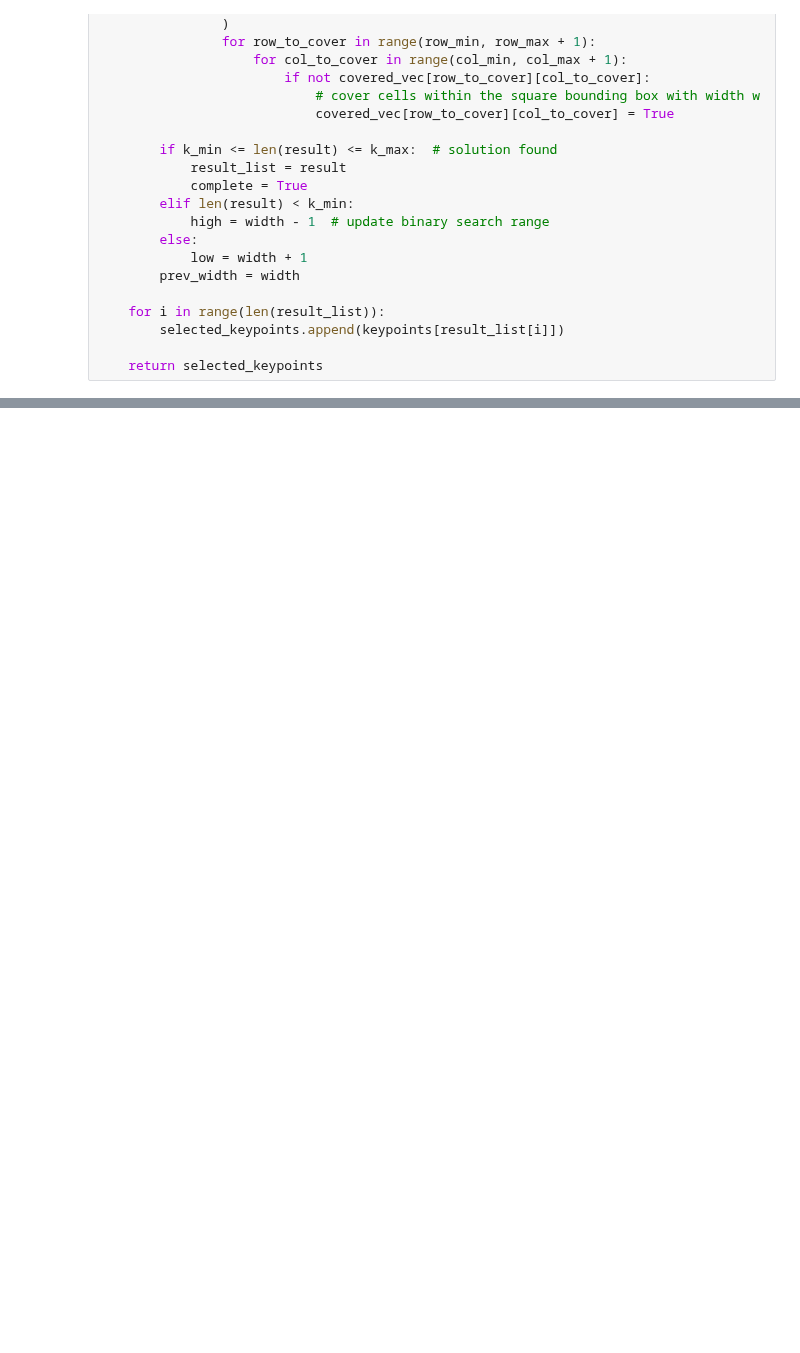
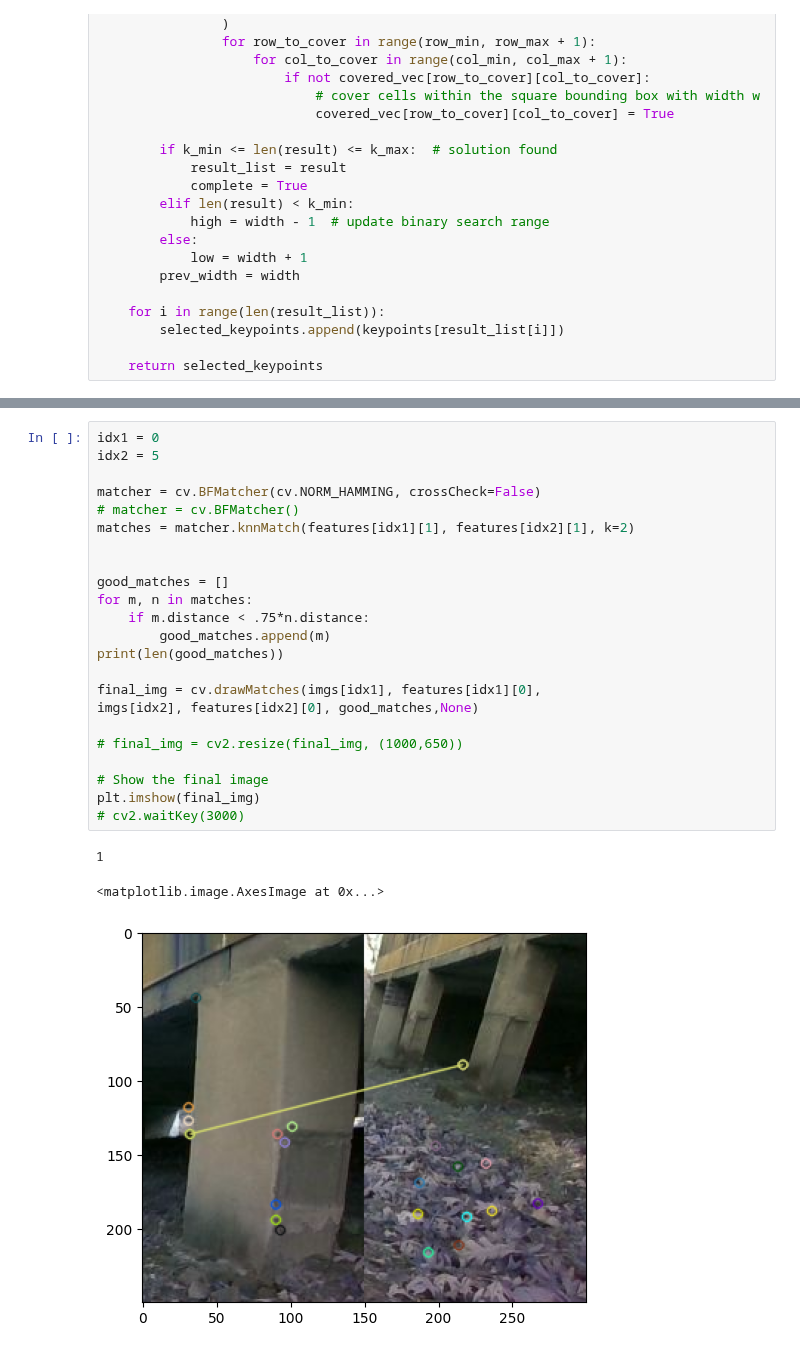
Before and after one commit to mit-acl/roman, a Jupyter notebook: notebooks/11_orb_tracking.ipynb, the cells around one changed output, grey strips where cells are left out. Saved outputs shown, nothing was run; the diff lists cells and outputs as text; blank space fills up the shorter version.

```diff
--- a/notebooks/11_orb_tracking.ipynb
+++ b/notebooks/11_orb_tracking.ipynb
@@ -147,0 +195,27 @@ plt.imshow(img2), plt.show()
+# %%
+idx1 = 0
+idx2 = 5
+
+matcher = cv.BFMatcher(cv.NORM_HAMMING, crossCheck=False)
+# matcher = cv.BFMatcher()
+matches = matcher.knnMatch(features[idx1][1], features[idx2][1], k=2)
+
+
+good_matches = []
+for m, n in matches:
+    if m.distance < .75*n.distance:
+        good_matches.append(m)
+print(len(good_matches))
+
+final_img = cv.drawMatches(imgs[idx1], features[idx1][0],
+imgs[idx2], features[idx2][0], good_matches,None)
+
+# final_img = cv2.resize(final_img, (1000,650))
+
+# Show the final image
+plt.imshow(final_img)
+# cv2.waitKey(3000)
+# %% [output]
+1
+<matplotlib.image.AxesImage at 0x...>
+[figure, added]
```
Also changed, not shown: parts of 3 cells of this notebook, 5 other files.
